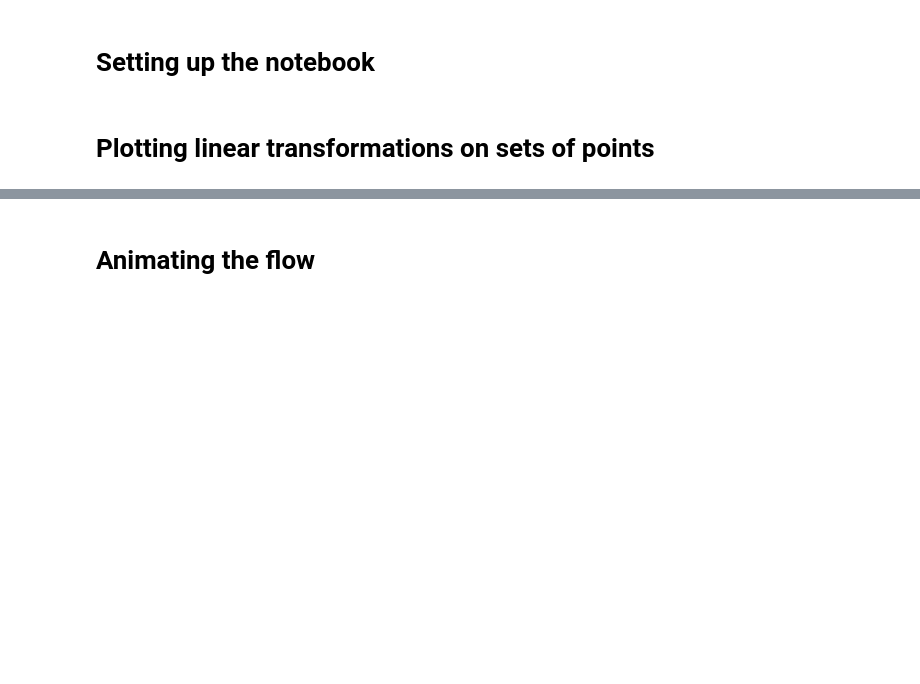
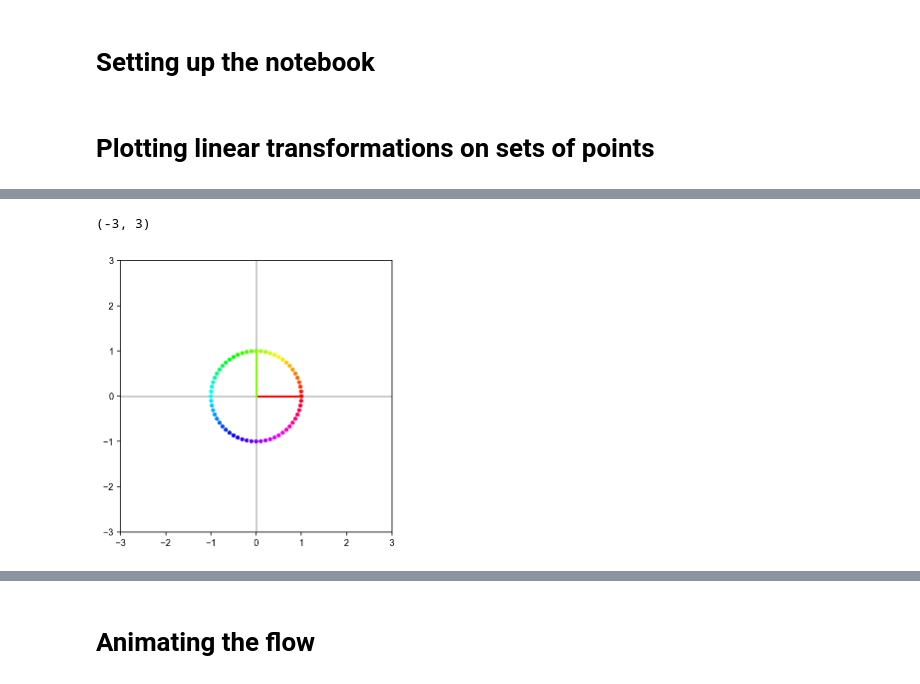
Before and after one commit to badralbanna/FCLChonnatsci, a Jupyter notebook: Linear Transformations in 2D.ipynb, the cells around one changed output, grey strips where cells are left out. Cells and saved outputs as stored; diff of their text form; code cells hidden in the pictures; blank space fills up the shorter version.

```diff
--- a/Linear Transformations in 2D.ipynb
+++ b/Linear Transformations in 2D.ipynb
@@ -14,7 +14,8 @@ from numpy import sqrt, cos, sin, tan
 
 R = 1.0 # radius the points will sit at.
 N_POINTS = 60 # the number of points to draw
-theta = np.linspace(0, 2*np.pi, N_POINTS, endpoint=False)
+theta = np.linspace(0, 2*np.pi, N_POINTS, endpoint=False) # angles for the points
+V_sel = [0, 15] # Special points to fully draw the vectors
 
 # Defining the set of vectors, one at each theta
 V = np.array([(R*np.cos(i), R*np.sin(i)) for i in theta]).T
@@ -62,18 +94,23 @@ def plot_eigs(ax, M, zorder=3):
 # %%
 # Plotting the initial set of points V as a color wheel
 
 # Drawing the axes
 fig, ax = plt.subplots(figsize=(5,5))
 ax.set_aspect('equal')
 ax.axhline(0, color='.8', zorder=0)
 ax.axvline(0, color='.8', zorder=0)
 
 # Plotting the points
 a = plot_points(ax, V, colors=colors, zorder=1)
+for i in V_sel:
+    ax.plot([0,V[0][i]], [0, V[1][i]], color=colors[i], linewidth=2)
 
 # Setting the scale of x and y axis
 ax.set_xlim([-3, 3])
 ax.set_ylim([-3, 3])
+# %% [output]
+(-3, 3)
+[figure, added]
 # %%
 # Definining the linear transformation using the matrix M (CHANGE THE NUMBERS BELOW)
 M = np.array(
```
Also changed, not shown: parts of 3 cells of this notebook, 1 other file.
